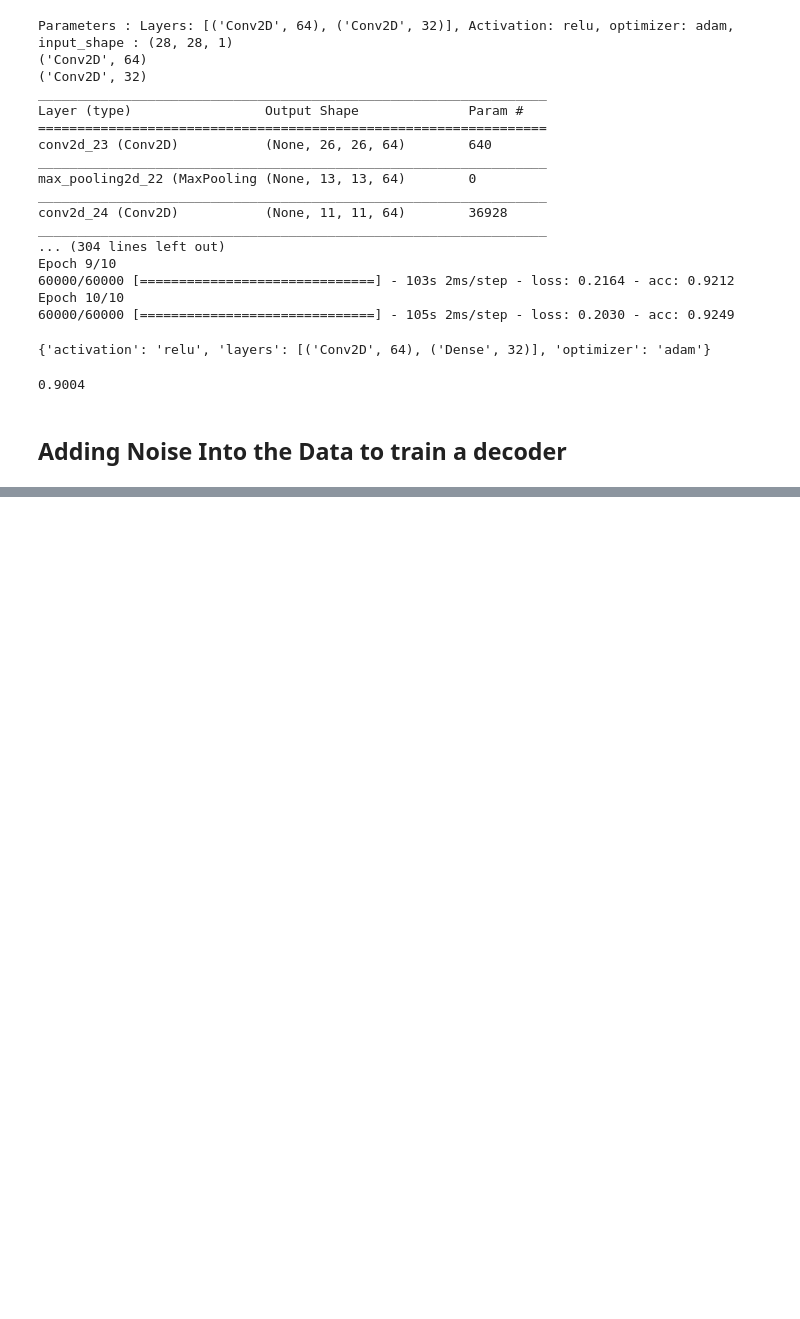
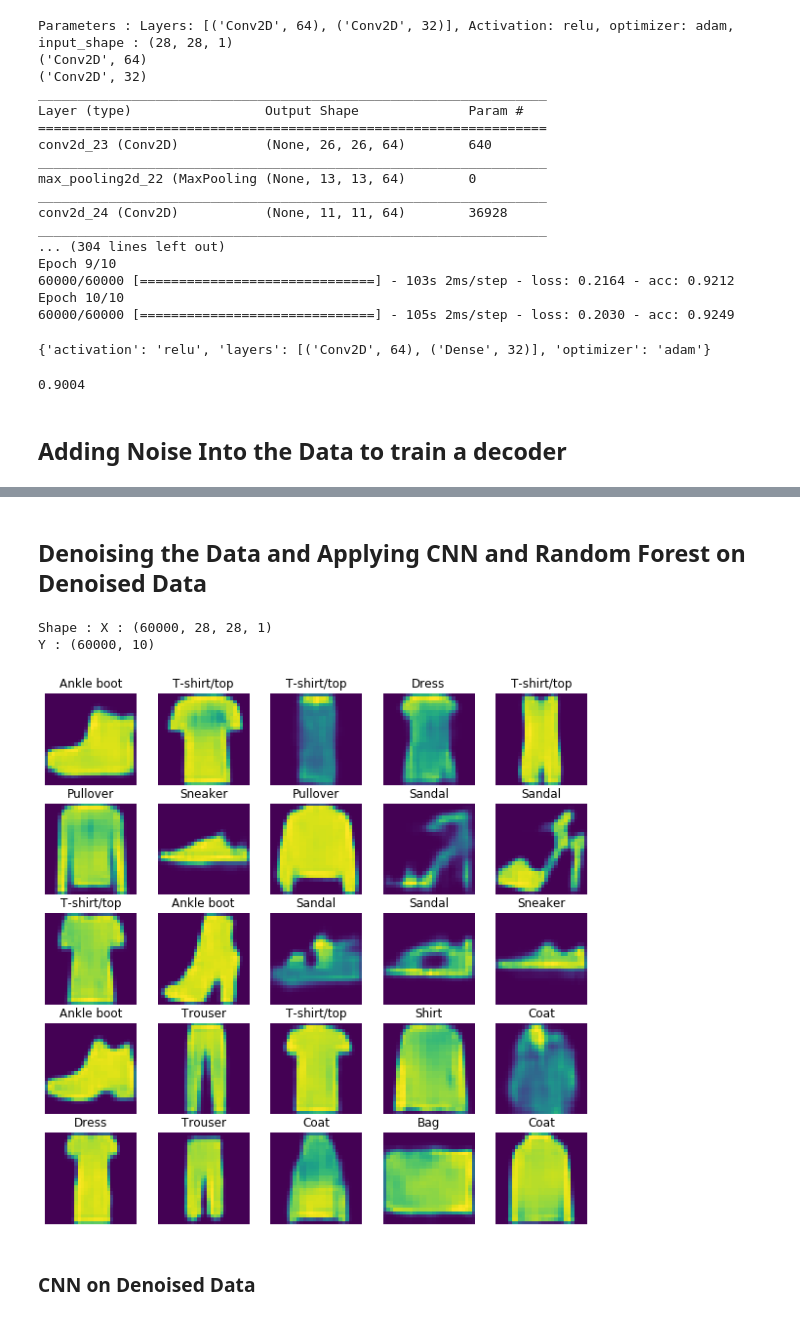
Before and after one commit to shivammehta007/-Workshop-Introduction-to-Web-Development, a Jupyter notebook: Task 2 CNN.ipynb, the cells around one changed output, grey strips where cells are left out. Cells and saved outputs as stored; diff of their text form; code cells hidden in the pictures; blank space fills up the shorter version.

```diff
--- a/Task 2 CNN.ipynb
+++ b/Task 2 CNN.ipynb
@@ -452,0 +509,17 @@ ValueError: ignored
+# %% [markdown]
+## Denoising the Data and Applying CNN and Random Forest on Denoised Data
+# %%
+# Denoising Training Data with AutoEncoder
+
+X_denoised = decoder.predict(train_noisy.X)
+Y_denoised = train_noisy.Y
+test_X_denoised = decoder.predict(test_noisy.X)
+test_Y_denoised = test_noisy.Y
+display_images(X_denoised)
+print('Shape : X : {}\nY : {}'.format(X_denoised.shape, Y_denoised.shape))
+# %% [output]
+Shape : X : (60000, 28, 28, 1)
+Y : (60000, 10)
+[figure, added]
+# %% [markdown]
+### CNN on Denoised Data
```
Also changed, not shown: parts of 27 cells of this notebook.
